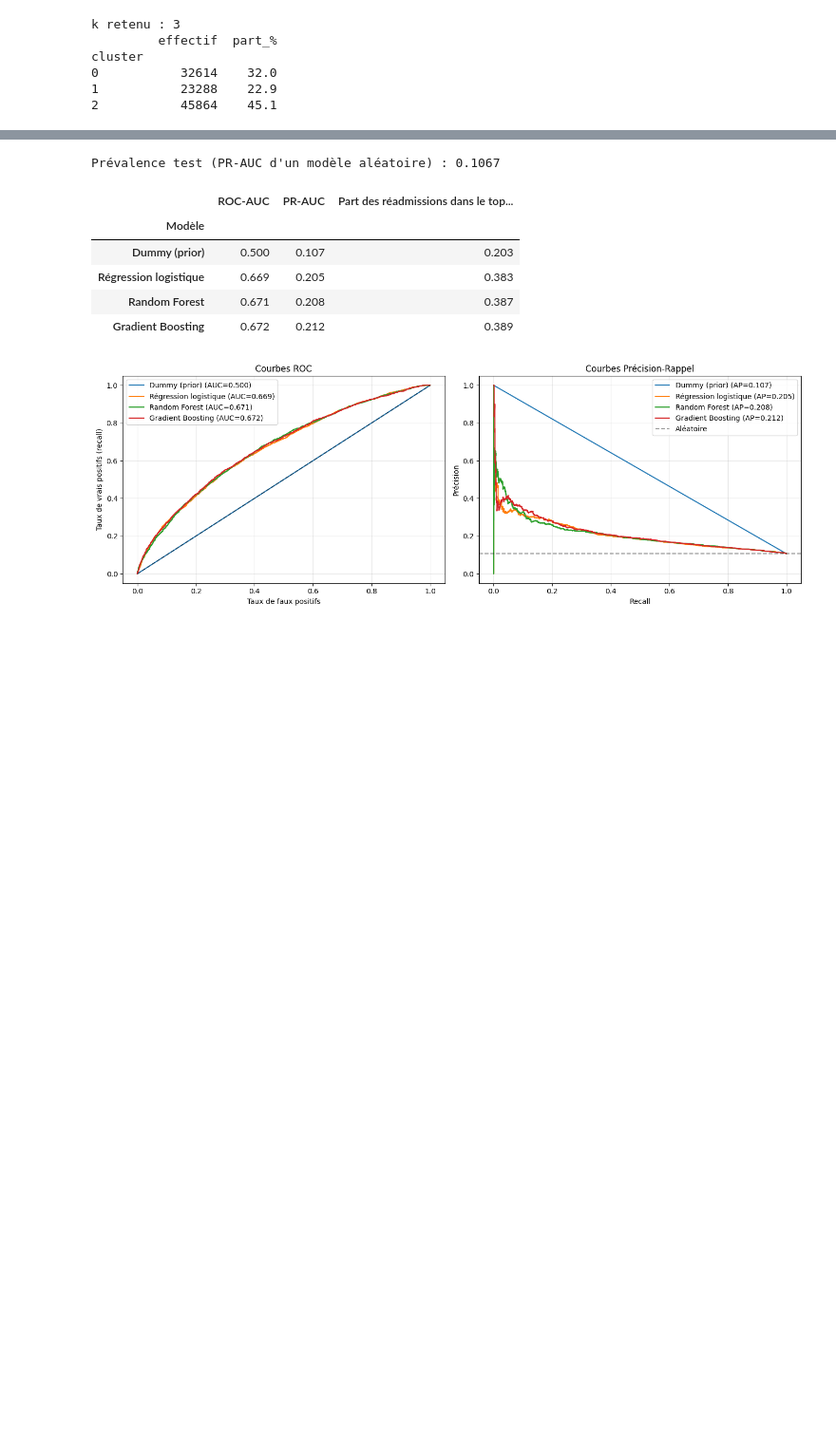
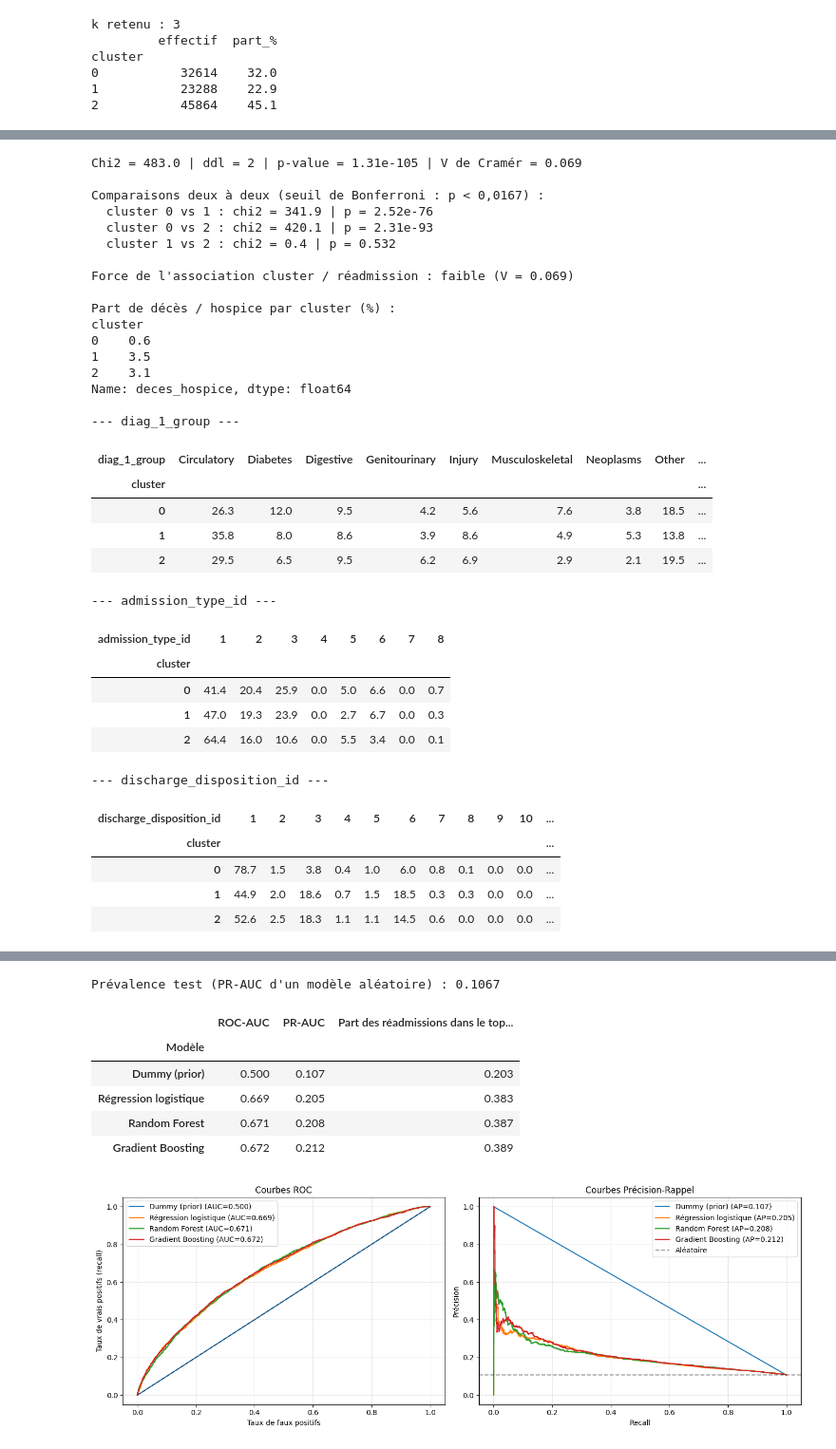
Before and after one commit to AlaKh09/Mentalist, a Jupyter notebook: mentalist_part2.ipynb, the cells around one changed output, grey strips where cells are left out. Shown at 95% size. Drawn from its saved outputs; the diff is of its cells as text; code cells hidden in the pictures; blank space fills up the shorter version.

```diff
--- a/mentalist_part1.ipynb
+++ b/mentalist_part2.ipynb
@@ -3242,0 +3331,69 @@ Gradient Boosting         entraîné en  32.9s
+# %%
+from scipy.stats import chi2_contingency
+import numpy as np
+
+# 1) Test du khi-deux : le taux de réadmission dépend-il du cluster ?
+table = pd.crosstab(profil["cluster"], profil["readmitted_30"])
+chi2, p, dof, _ = chi2_contingency(table)
+n = table.values.sum()
+cramers_v = np.sqrt(chi2 / (n * (min(table.shape) - 1)))
+print(f"Chi2 = {chi2:.1f} | ddl = {dof} | p-value = {p:.3g} | V de Cramér = {cramers_v:.3f}")
+
+# 1b) Comparaisons deux à deux (le cluster 1 diffère-t-il du cluster 2 ?)
+from itertools import combinations
+print("\nComparaisons deux à deux (seuil de Bonferroni : p < 0,0167) :")
+for a_, b_ in combinations(sorted(profil["cluster"].unique()), 2):
+    sub = profil[profil["cluster"].isin([a_, b_])]
+    t_ = pd.crosstab(sub["cluster"], sub["readmitted_30"])
+    c2, pp, _, _ = chi2_contingency(t_)
+    print(f"  cluster {a_} vs {b_} : chi2 = {c2:.1f} | p = {pp:.3g}")
+
+# 1c) Force de l'association
+force = "faible" if cramers_v < 0.1 else "modérée" if cramers_v < 0.3 else "forte"
+print(f"\nForce de l'association cluster / réadmission : {force} (V = {cramers_v:.3f})")
+
+# 2) Part de séjours se terminant par décès / hospice, par cluster (codes de la section 5.2.4)
+non_readmissible = [11, 13, 14, 19, 20, 21]
+profil["deces_hospice"] = profil["discharge_disposition_id"].isin(non_readmissible)
+print("\nPart de décès / hospice par cluster (%) :")
+print((profil.groupby("cluster")["deces_hospice"].mean() * 100).round(1))
+
+# 3) Répartition des variables catégorielles principales (% par cluster)
+for col in ["diag_1_group", "admission_type_id", "discharge_disposition_id"]:
+    print(f"\n--- {col} ---")
+    display((pd.crosstab(profil["cluster"], profil[col], normalize="index") * 100).round(1))
+# %% [output]
+Chi2 = 483.0 | ddl = 2 | p-value = 1.31e-105 | V de Cramér = 0.069
+
+Comparaisons deux à deux (seuil de Bonferroni : p < 0,0167) :
+  cluster 0 vs 1 : chi2 = 341.9 | p = 2.52e-76
+  cluster 0 vs 2 : chi2 = 420.1 | p = 2.31e-93
+  cluster 1 vs 2 : chi2 = 0.4 | p = 0.532
+
+Force de l'association cluster / réadmission : faible (V = 0.069)
+
+Part de décès / hospice par cluster (%) :
+cluster
+0    0.6
+1    3.5
+2    3.1
+Name: deces_hospice, dtype: float64
+
+--- diag_1_group ---
+| diag_1_group | Circulatory | Diabetes | Digestive | Genitourinary | Injury | Musculoskeletal | Neoplasms | Other | ... |
+| cluster |  |  |  |  |  |  |  |  | ... |
+| 0 | 26.3 | 12.0 | 9.5 | 4.2 | 5.6 | 7.6 | 3.8 | 18.5 | ... |
+| 1 | 35.8 | 8.0 | 8.6 | 3.9 | 8.6 | 4.9 | 5.3 | 13.8 | ... |
+| 2 | 29.5 | 6.5 | 9.5 | 6.2 | 6.9 | 2.9 | 2.1 | 19.5 | ... |
+--- admission_type_id ---
+| admission_type_id | 1 | 2 | 3 | 4 | 5 | 6 | 7 | 8 |
+| cluster |  |  |  |  |  |  |  |  |
+| 0 | 41.4 | 20.4 | 25.9 | 0.0 | 5.0 | 6.6 | 0.0 | 0.7 |
+| 1 | 47.0 | 19.3 | 23.9 | 0.0 | 2.7 | 6.7 | 0.0 | 0.3 |
+| 2 | 64.4 | 16.0 | 10.6 | 0.0 | 5.5 | 3.4 | 0.0 | 0.1 |
+--- discharge_disposition_id ---
+| discharge_disposition_id | 1 | 2 | 3 | 4 | 5 | 6 | 7 | 8 | 9 | 10 | ... |
+| cluster |  |  |  |  |  |  |  |  |  |  | ... |
+| 0 | 78.7 | 1.5 | 3.8 | 0.4 | 1.0 | 6.0 | 0.8 | 0.1 | 0.0 | 0.0 | ... |
+| 1 | 44.9 | 2.0 | 18.6 | 0.7 | 1.5 | 18.5 | 0.3 | 0.3 | 0.0 | 0.0 | ... |
+| 2 | 52.6 | 2.5 | 18.3 | 1.1 | 1.1 | 14.5 | 0.6 | 0.0 | 0.0 | 0.0 | ... |
```
Also changed, not shown: parts of 53 cells of this notebook, 1 other file.
